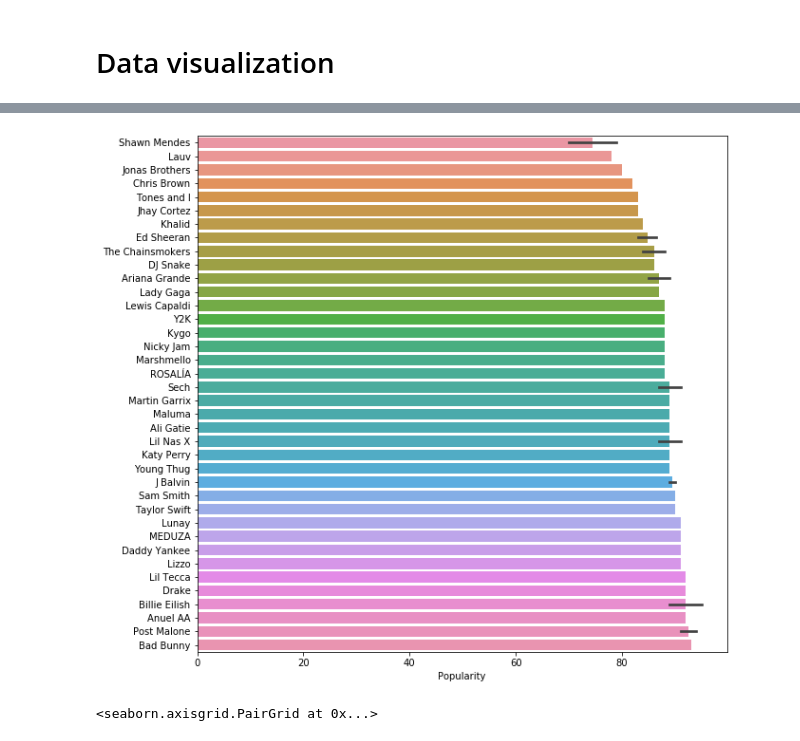
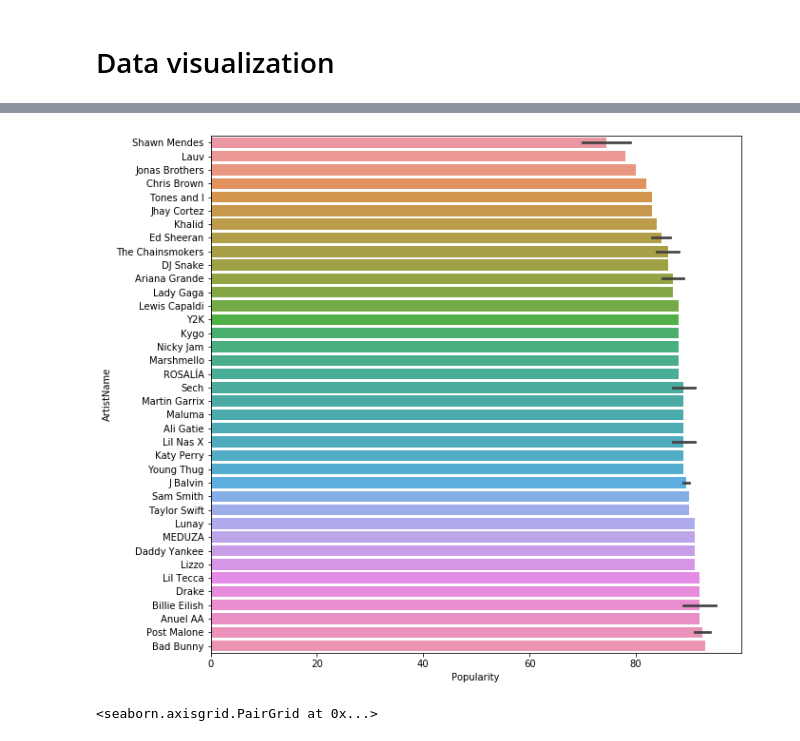
Before and after one commit to yc-gh/Kaggle, a Jupyter notebook: Spotify Songs/Top 50 Spotify.ipynb, the cells around one changed output, grey strips where cells are left out. Drawn from its saved outputs; the diff is of its cells as text; code cells hidden in the pictures.

```diff
--- a/Spotify Songs/Top 50 Spotify.ipynb
+++ b/Spotify Songs/Top 50 Spotify.ipynb
@@ -136,12 +137,12 @@ sns.countplot(y='ArtistName', data=data, order=data.ArtistName.value_counts().in
 # %%
 plt.figure(figsize=(10,10))
 
 # sorting artists by popularity
 order=data.groupby('ArtistName')['Popularity'].mean().sort_values().index;
 sns.barplot(x='Popularity', y='ArtistName', data=data, order=order)
-plt.ylabel('');
+plt.show()
 # %% [output]
-[figure, old version]
+[figure, new version]
 # %%
 sns.pairplot(data)
 # %% [output]
```
Also changed, not shown: parts of 6 cells of this notebook.
